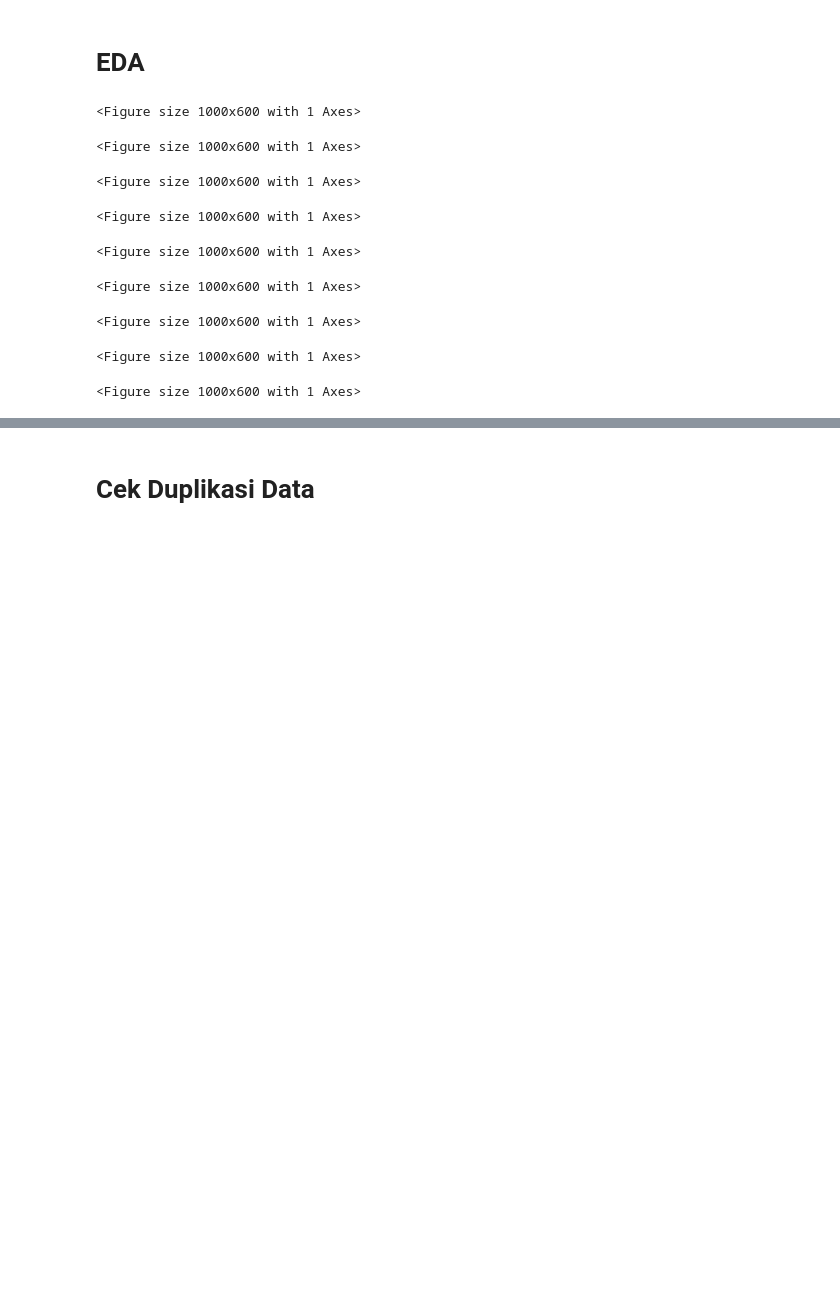
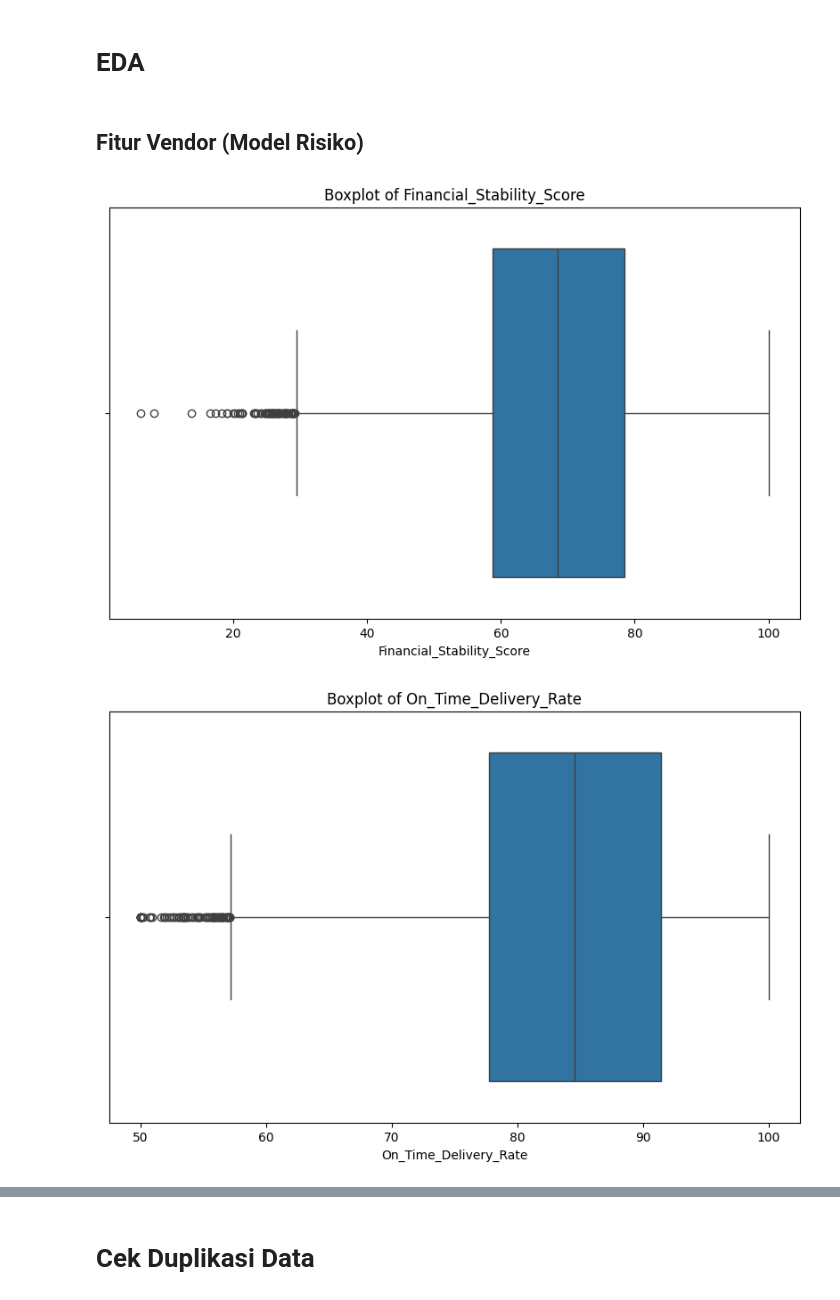
Before and after one commit to vihaikel/Capstone-Project---VendAI, a Jupyter notebook: notebooks/01_eda_data_quality.ipynb, the cells around one changed output, grey strips where cells are left out. Cells and saved outputs as stored; diff of their text form; code cells hidden in the pictures; blank space fills up the shorter version.

```diff
--- a/notebooks/01_eda_data_quality.ipynb
+++ b/notebooks/01_eda_data_quality.ipynb
@@ -55,18 +74,15 @@ df.describe()
 # %% [markdown]
 # EDA
+# %% [markdown]
+## Fitur Vendor (Model Risiko)
 # %%
-for feature in df.columns[1:-1]:
+vendor_rows = df.drop_duplicates('Supplier_ID')
+
+for feature in VENDOR_FEATURES:
     plt.figure(figsize=(10, 6))
-    sns.boxplot(x=df[feature])
+    sns.boxplot(x=vendor_rows[feature])
     plt.title(f'Boxplot of {feature}')
     plt.show()
 # %% [output]
-<Figure size 1000x600 with 1 Axes>
-<Figure size 1000x600 with 1 Axes>
-<Figure size 1000x600 with 1 Axes>
-<Figure size 1000x600 with 1 Axes>
-<Figure size 1000x600 with 1 Axes>
-<Figure size 1000x600 with 1 Axes>
-<Figure size 1000x600 with 1 Axes>
-<Figure size 1000x600 with 1 Axes>
-<Figure size 1000x600 with 1 Axes>
+[figure, added]
+[figure, added]
```
Also changed, not shown: parts of 23 cells of this notebook, 7 other files.
